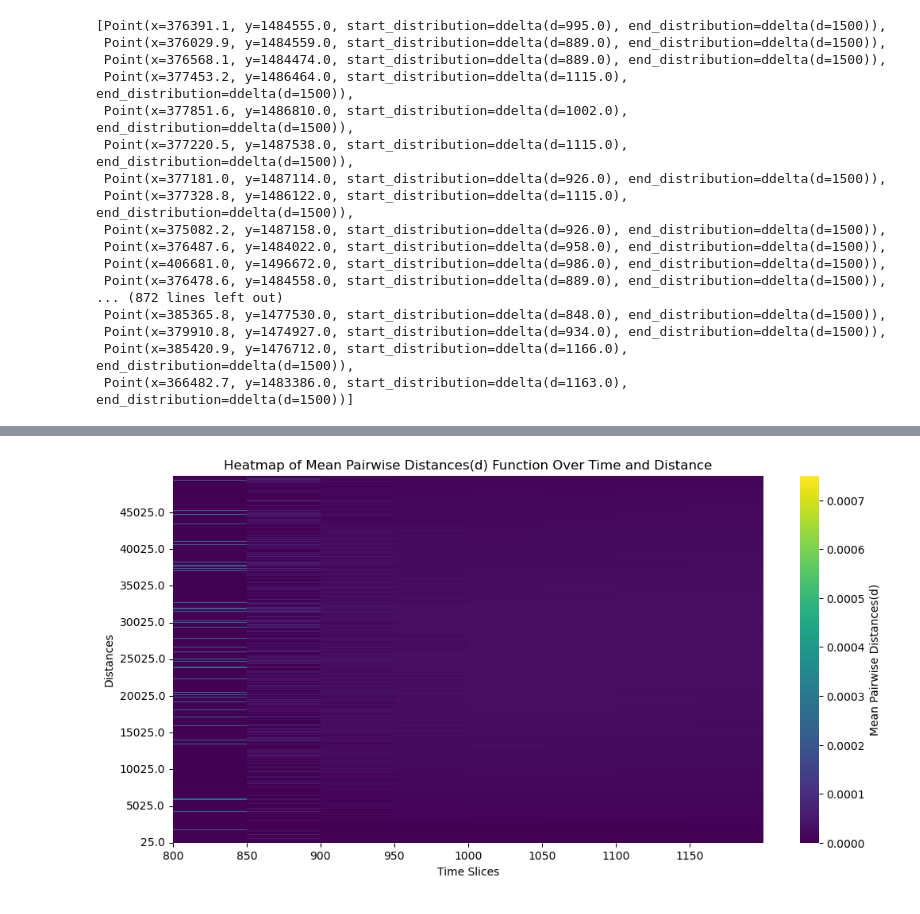
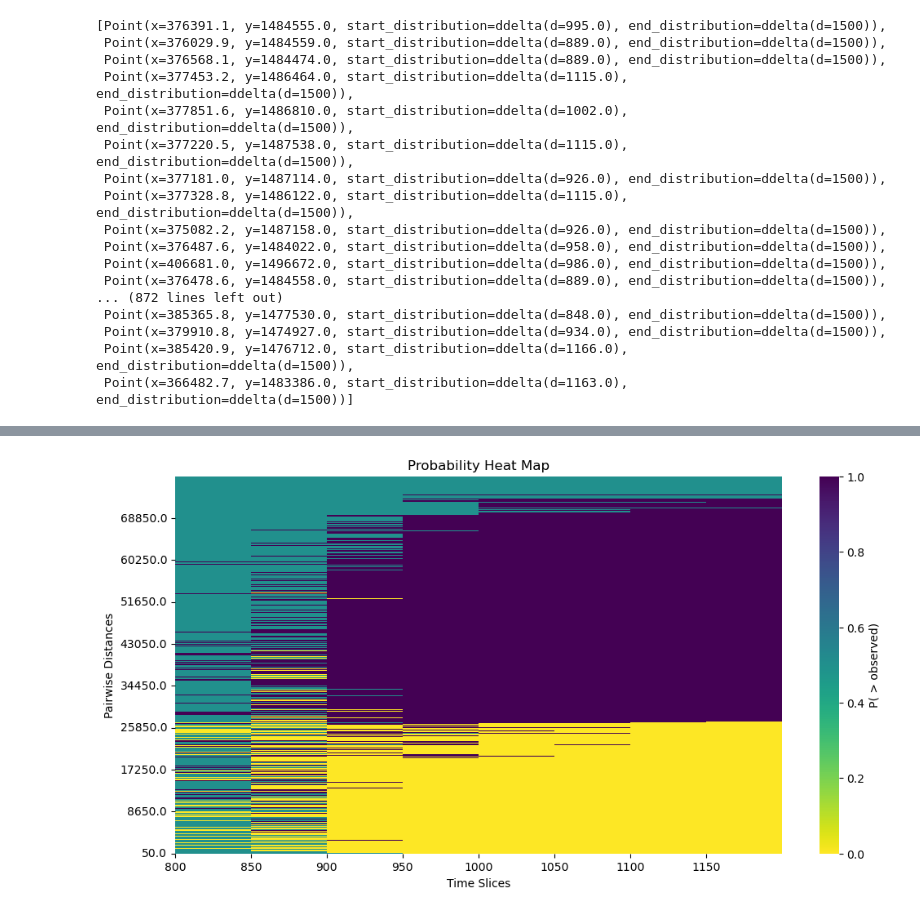
Before and after one commit to wccarleton/angkorclusters, a Jupyter notebook: Src/analysis.ipynb, the cells around one changed output, grey strips where cells are left out. Saved outputs shown, nothing was run; the diff lists cells and outputs as text; code cells hidden in the pictures.

```diff
--- a/Src/analysis.ipynb
+++ b/Src/analysis.ipynb
@@ -115,31 +126,34 @@ clustering_heatmap(pairwise_density,
 # %%
 # Generate CSR sample
 csr_points = clustering.csr_sample(points, x_min, x_max, y_min, y_max)
 
 # Get CSR inclusion probabilities (remember these points have the same
 # temporal traits as the first simulated data)
 csr_inclusion_probs = clustering.in_probs(csr_points,
                                           time_slices)
 
 # Get MC iterations for incorporating chronological uncertainty
 num_iterations = 100
 csr_simulations = clustering.mc_samples(csr_points,
                                         time_slices,
                                         csr_inclusion_probs,
                                         num_iterations = num_iterations)
+
+# Calulate the pairwise distances for the CSR sample
+csr_pairwise_density, csr_support = clustering.temporal_pairwise(csr_simulations,
+                                                                 time_slices,
+                                                                 bw = pair_bw,
+                                                                 density = False,
+                                                                 max_distance = max_distance)
+
+# Calculate the p-values for density differences between the observed points and
+# the simulated CSR baseline per distance and temporal slice
+p_diff_array = clustering.p_diff(pairwise_density, csr_pairwise_density)
+
+# Plot the heatmap of probabilities
+pdiff_heatmap(p_diff_array,
+              time_slices,
+              csr_support)
+# %% [output]
+[figure, added]
-# %%
-# Calulate the pairwise distances for the CSR sample
-csr_pairwise_density, csr_support = clustering.temporal_pairwise(csr_simulations,
-                                                                 time_slices,
-                                                                 bw = 50,
-                                                                 density = False,
-                                                                 max_distance = 50000)
-
-# Visualize clustering with heatmap
-clustering_heatmap(csr_pairwise_density,
-                   csr_support,
-                   time_slices,
-                   result_type='Pairwise Distances')
-# %% [output]
-[figure, removed]
 # %%
```
Also changed, not shown: parts of 13 cells of this notebook, 2 other files.
